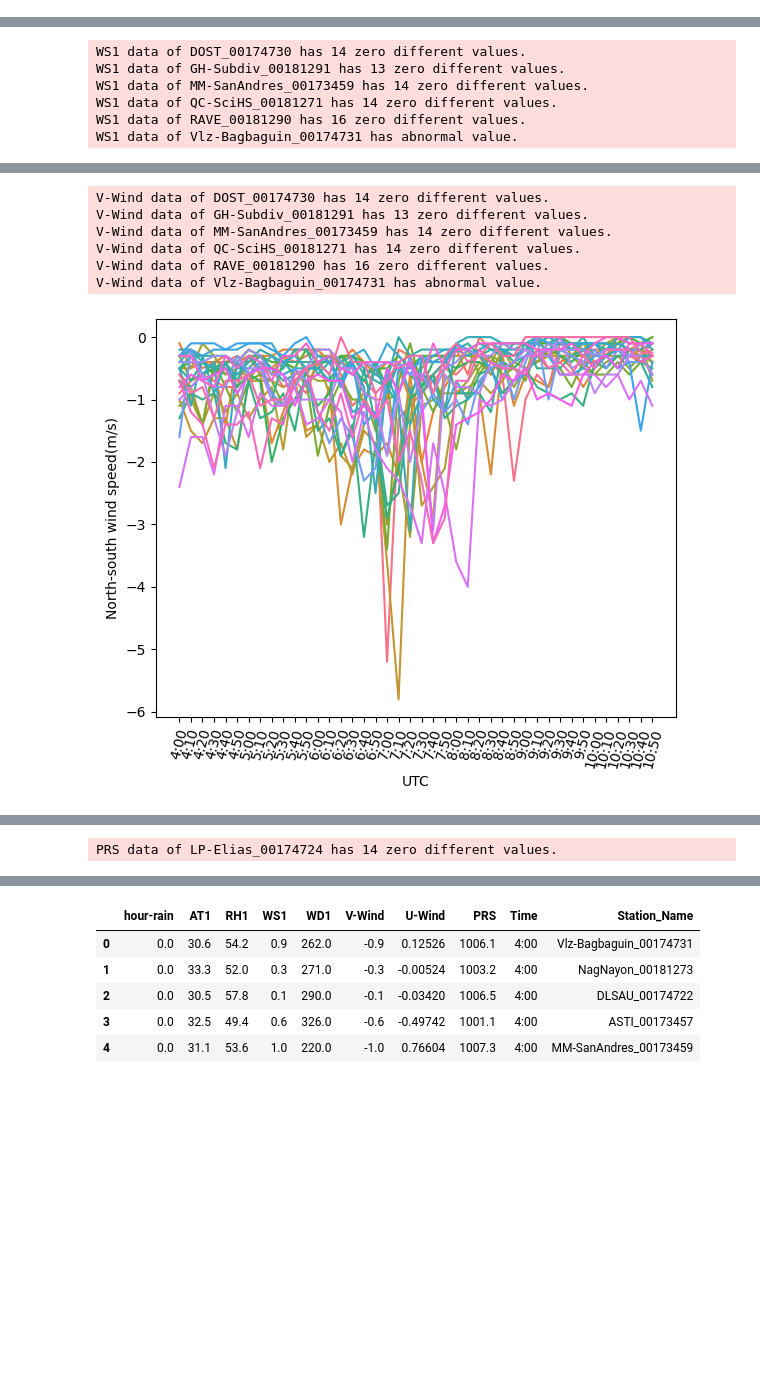
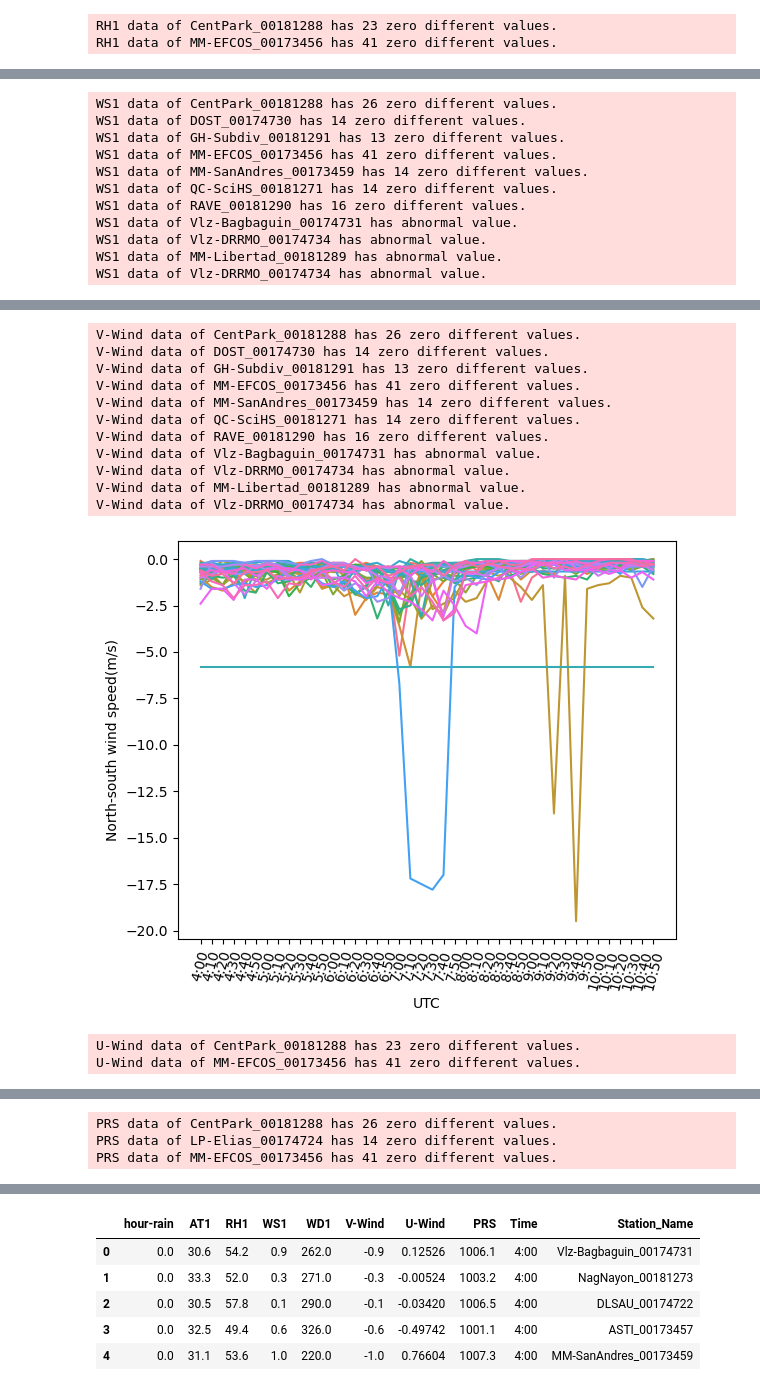
Before and after one commit to tsugumi-sys/poteka_data_analysis, a Jupyter notebook: prediction_analysis/2020_10_12/timeseries_weather_params.ipynb, the cells around one changed output, grey strips where cells are left out. Saved outputs shown, nothing was run; the diff lists cells and outputs as text; code cells hidden in the pictures; blank space fills up the shorter version.

```diff
--- a/prediction_analysis/2020_10_12/timeseries_weather_params.ipynb
+++ b/prediction_analysis/2020_10_12/timeseries_weather_params.ipynb
@@ -19,6 +19,6 @@ time_series_plot(
     df,
     target_cols=["hour-rain", "AT1", "RH1", "WS1", "WD1", "V-Wind", "U-Wind", "PRS"],
     save_fig_dir=save_fig_dir,
-    exclude_observation_points=["MM-EFCOS_00173456", "CentPark_00181288", "Vlz-DRRMO_00174734", "MM-Libertad_00181289"],
+    # exclude_observation_points=["MM-EFCOS_00173456", "CentPark_00181288", "Vlz-DRRMO_00174734", "MM-Libertad_00181289"],
 )
 # %% [output]
@@ -28,0 +31,2 @@ AT1 data of MM-Tapayan_00173458 has 15 zero different values.
+RH1 data of CentPark_00181288 has 23 zero different values.
+RH1 data of MM-EFCOS_00173456 has 41 zero different values.
@@ -30,6 +34,11 @@ AT1 data of MM-Tapayan_00173458 has 15 zero different values.
-WS1 data of DOST_00174730 has 14 zero different values.
-WS1 data of GH-Subdiv_00181291 has 13 zero different values.
-WS1 data of MM-SanAndres_00173459 has 14 zero different values.
-WS1 data of QC-SciHS_00181271 has 14 zero different values.
-WS1 data of RAVE_00181290 has 16 zero different values.
-WS1 data of Vlz-Bagbaguin_00174731 has abnormal value.
+WS1 data of CentPark_00181288 has 26 zero different values.
+WS1 data of DOST_00174730 has 14 zero different values.
+WS1 data of GH-Subdiv_00181291 has 13 zero different values.
+WS1 data of MM-EFCOS_00173456 has 41 zero different values.
+WS1 data of MM-SanAndres_00173459 has 14 zero different values.
+WS1 data of QC-SciHS_00181271 has 14 zero different values.
+WS1 data of RAVE_00181290 has 16 zero different values.
+WS1 data of Vlz-Bagbaguin_00174731 has abnormal value.
+WS1 data of Vlz-DRRMO_00174734 has abnormal value.
+WS1 data of MM-Libertad_00181289 has abnormal value.
+WS1 data of Vlz-DRRMO_00174734 has abnormal value.
@@ -37,7 +46,14 @@ WS1 data of Vlz-Bagbaguin_00174731 has abnormal value.
-V-Wind data of DOST_00174730 has 14 zero different values.
-V-Wind data of GH-Subdiv_00181291 has 13 zero different values.
-V-Wind data of MM-SanAndres_00173459 has 14 zero different values.
-V-Wind data of QC-SciHS_00181271 has 14 zero different values.
-V-Wind data of RAVE_00181290 has 16 zero different values.
-V-Wind data of Vlz-Bagbaguin_00174731 has abnormal value.
+V-Wind data of CentPark_00181288 has 26 zero different values.
+V-Wind data of DOST_00174730 has 14 zero different values.
+V-Wind data of GH-Subdiv_00181291 has 13 zero different values.
+V-Wind data of MM-EFCOS_00173456 has 41 zero different values.
+V-Wind data of MM-SanAndres_00173459 has 14 zero different values.
+V-Wind data of QC-SciHS_00181271 has 14 zero different values.
+V-Wind data of RAVE_00181290 has 16 zero different values.
+V-Wind data of Vlz-Bagbaguin_00174731 has abnormal value.
+V-Wind data of Vlz-DRRMO_00174734 has abnormal value.
+V-Wind data of MM-Libertad_00181289 has abnormal value.
+V-Wind data of Vlz-DRRMO_00174734 has abnormal value.
-[figure, old version]
+[figure, new version]
+U-Wind data of CentPark_00181288 has 23 zero different values.
+U-Wind data of MM-EFCOS_00173456 has 41 zero different values.
@@ -45 +61,3 @@ V-Wind data of Vlz-Bagbaguin_00174731 has abnormal value.
-PRS data of LP-Elias_00174724 has 14 zero different values.
+PRS data of CentPark_00181288 has 26 zero different values.
+PRS data of LP-Elias_00174724 has 14 zero different values.
+PRS data of MM-EFCOS_00173456 has 41 zero different values.
```
Also changed, not shown: parts of 1 cell of this notebook, 16 other files.
